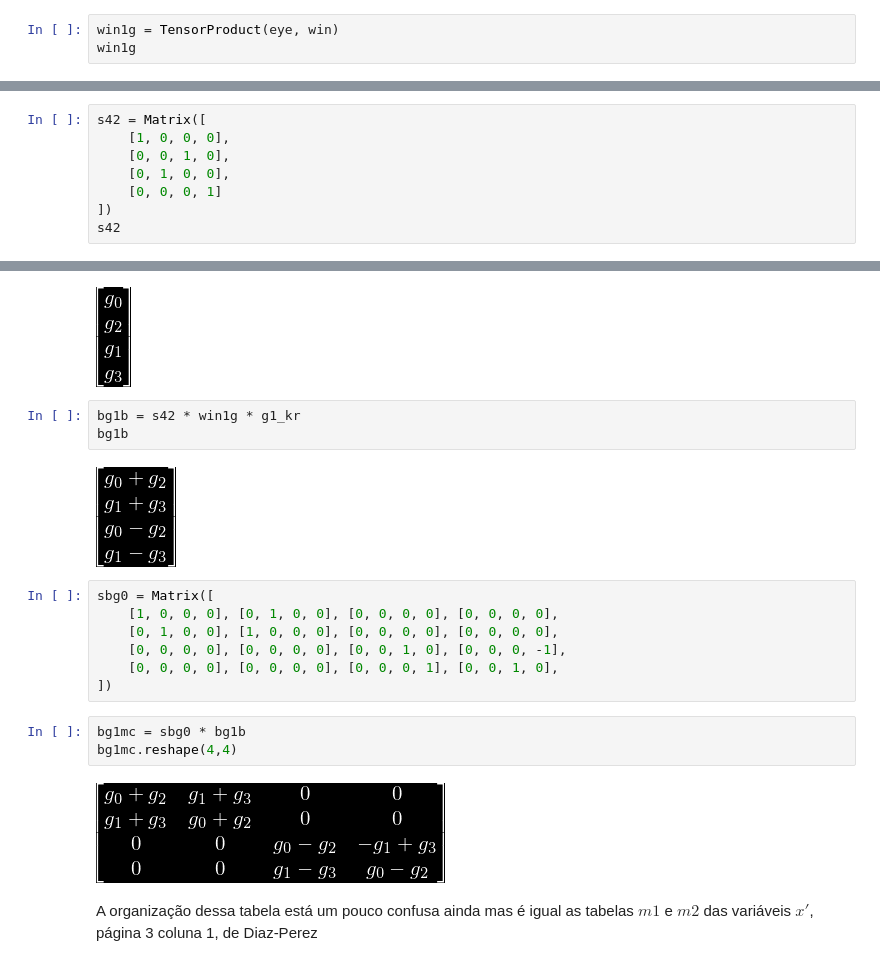
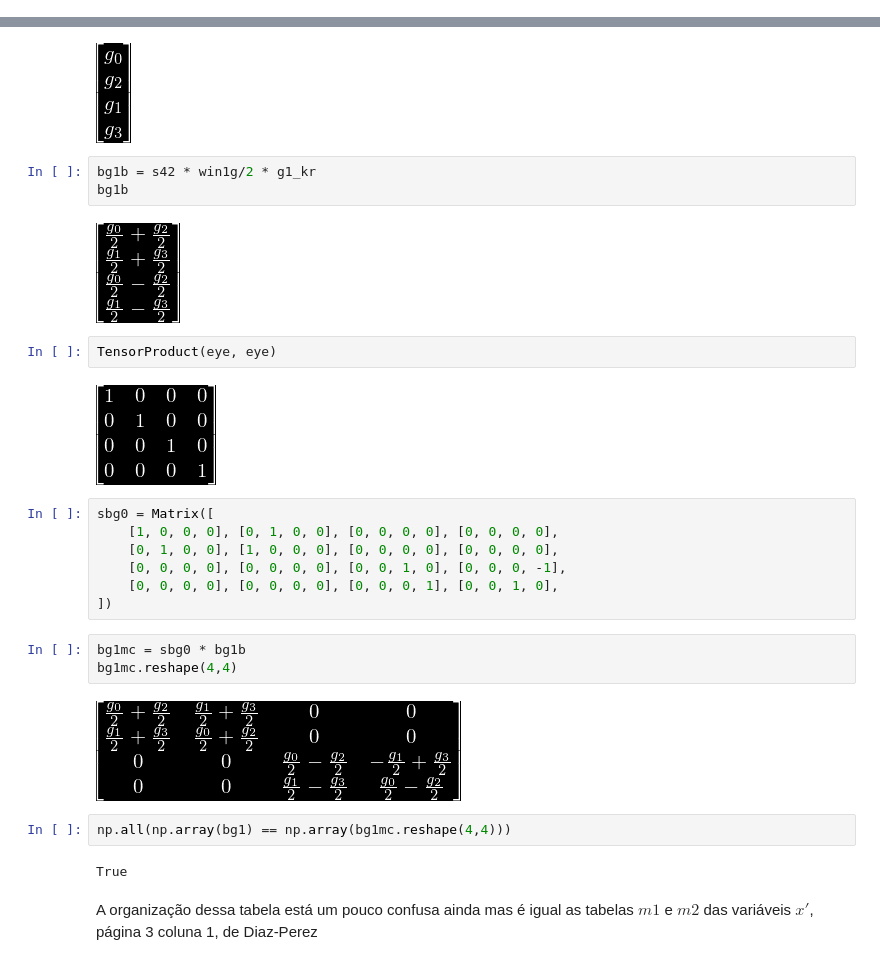
Before and after one commit to tarsioonofrio/fast-convolution-rtl, a Jupyter notebook: blahut6.3iterated4x4-tensor.ipynb, the cells around one changed output, grey strips where cells are left out. Drawn from its saved outputs; the diff is of its cells as text.

```diff
--- a/blahut6.3iterated4x4-tensor.ipynb
+++ b/blahut6.3iterated4x4-tensor.ipynb
@@ -231,3 +222,0 @@ win * Matrix([
-# %%
-win1g = TensorProduct(eye, win)
-win1g
@@ -243,24 +230,20 @@ s42 = Matrix([
 s42
 # %% [output]
 [figure]
-# %%
-s42 = Matrix([
-    [1, 0, 0, 0],
-    [0, 0, 1, 0],
-    [0, 1, 0, 0],
-    [0, 0, 0, 1]
-])
-s42
 # %%
 g1_kr = s42 * g1
 g1_kr
 # %% [output]
 [figure]
 # %%
-bg1b = s42 * win1g * g1_kr
+bg1b = s42 * win1g/2 * g1_kr
 bg1b
 # %% [output]
-[figure, old version]
+[figure, new version]
+# %%
+TensorProduct(eye, eye)
+# %% [output]
+[figure, added]
 # %%
 sbg0 = Matrix([
     [1, 0, 0, 0], [0, 1, 0, 0], [0, 0, 0, 0], [0, 0, 0, 0],
@@ -272,7 +255,11 @@ sbg0 = Matrix([
 bg1mc = sbg0 * bg1b
 bg1mc.reshape(4,4)
 # %% [output]
-[figure, old version]
+[figure, new version]
+# %%
+np.all(np.array(bg1) == np.array(bg1mc.reshape(4,4)))
+# %% [output]
+True
 # %% [markdown]
 A organização dessa tabela está um pouco confusa ainda mas é igual as tabelas $m1$ e $m2$ das variáveis $x'$, página 3 coluna 1, de Diaz-Perez
 # %%
```
Also changed, not shown: parts of 19 cells of this notebook, 4 other files.
